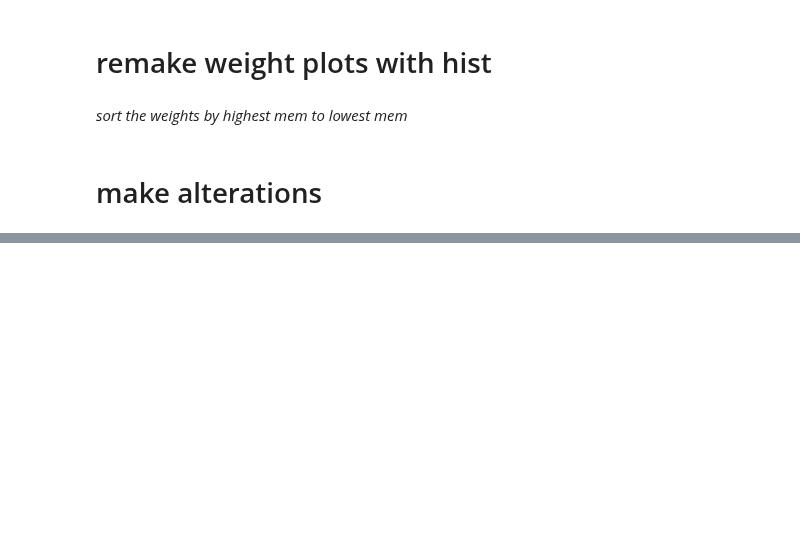
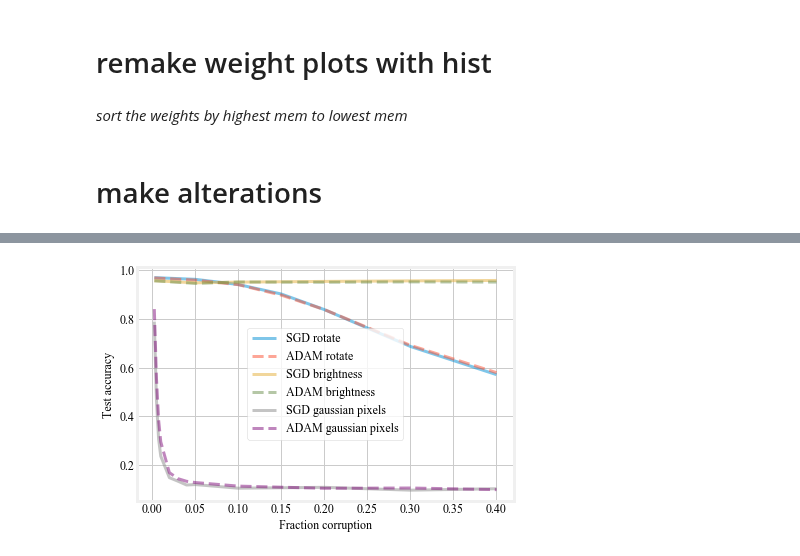
Before and after one commit to csinva/dnn-experiments, a Jupyter notebook: vision_analyze/ex_weights.ipynb, the cells around one changed output, grey strips where cells are left out. Saved outputs shown, nothing was run; the diff lists cells and outputs as text; code cells hidden in the pictures; blank space fills up the shorter version.

Commit message:
corrupted fig

```diff
--- a/vision_analyze/ex_weights.ipynb
+++ b/vision_analyze/ex_weights.ipynb
@@ -211,16 +202,3 @@ for r_opt, run in zip([r_sgd, r_adam], [rw_sgd, rw_adam]):
             bbox_inches = 'tight', pad_inches = 0)
 # %% [markdown]
 # make alterations
-# %%
-# all info in [r_sgd, r_adam], [rw_sgd, rw_adam]
-
-# load model
-model = data.get_model(run)
-
-train_loader, test_loader = data.get_data_loaders(run)
-X_train, Y_train, X_test, Y_test = calc_max_corr.process_loaders(train_loader, test_loader)
-
-# load in weights
-weights_dict_tensors = {k: torch.Tensor(v) for k, v in weights_dict.items()}
-model.load_state_dict(weights_dict_tensors)
-model = model.cuda()
@@ -235,4 +204,0 @@ Z = X @ W1.T
-# %%
-preds = model(Variable(X_train)).data.cpu().numpy().argmax(axis=1)
-accs = preds==Y_train
-print('mean acc', np.mean(accs))
@@ -238,0 +295,18 @@ print('mean acc', np.mean(accs))
+# %%
+plt.figure(facecolor='w')
+plt.plot(rots / 180, accs['sgd']['test']['rotate'], label='SGD rotate', alpha=0.5)
+plt.plot(rots / 180, accs['adam']['test']['rotate'], '--', label='ADAM rotate', alpha=0.5)
+plt.plot(brights / 255, accs['sgd']['test']['brightness'], label='SGD brightness', alpha=0.5)
+plt.plot(brights / 255, accs['adam']['test']['brightness'], '--', label='ADAM brightness', alpha=0.5)
+plt.plot(vals / 255, accs['sgd']['test']['noise'], label='SGD gaussian pixels', alpha=0.5)
+plt.plot(vals / 255, accs['adam']['test']['noise'], '--', label='ADAM gaussian pixels', alpha=0.5)
+# plt.xlim((0, 0.3))
+# plt.xlim((0, 0.02))
+plt.xlabel('Fraction corruption')
+plt.ylabel('Test accuracy')
+plt.legend()
+plt.tight_layout()
+plt.savefig('corrupted.pdf')
+plt.show()
+# %% [output]
+[figure, added]
```
Also changed, not shown: parts of 7 cells of this notebook, 2 other files.
